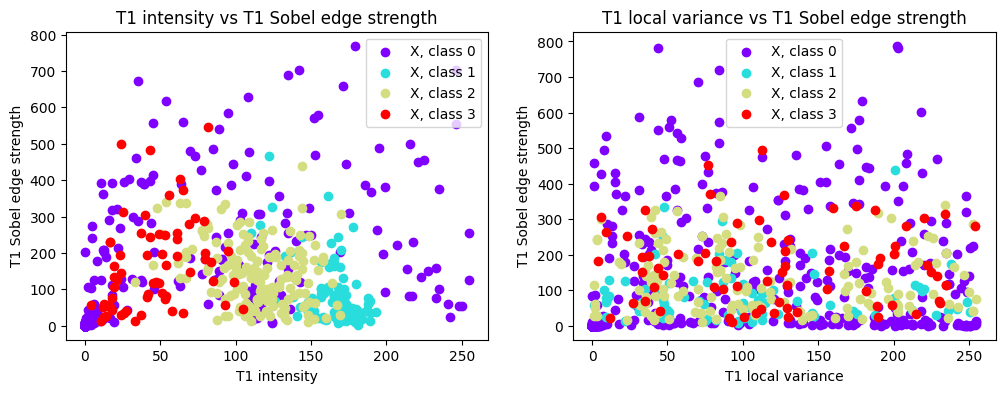
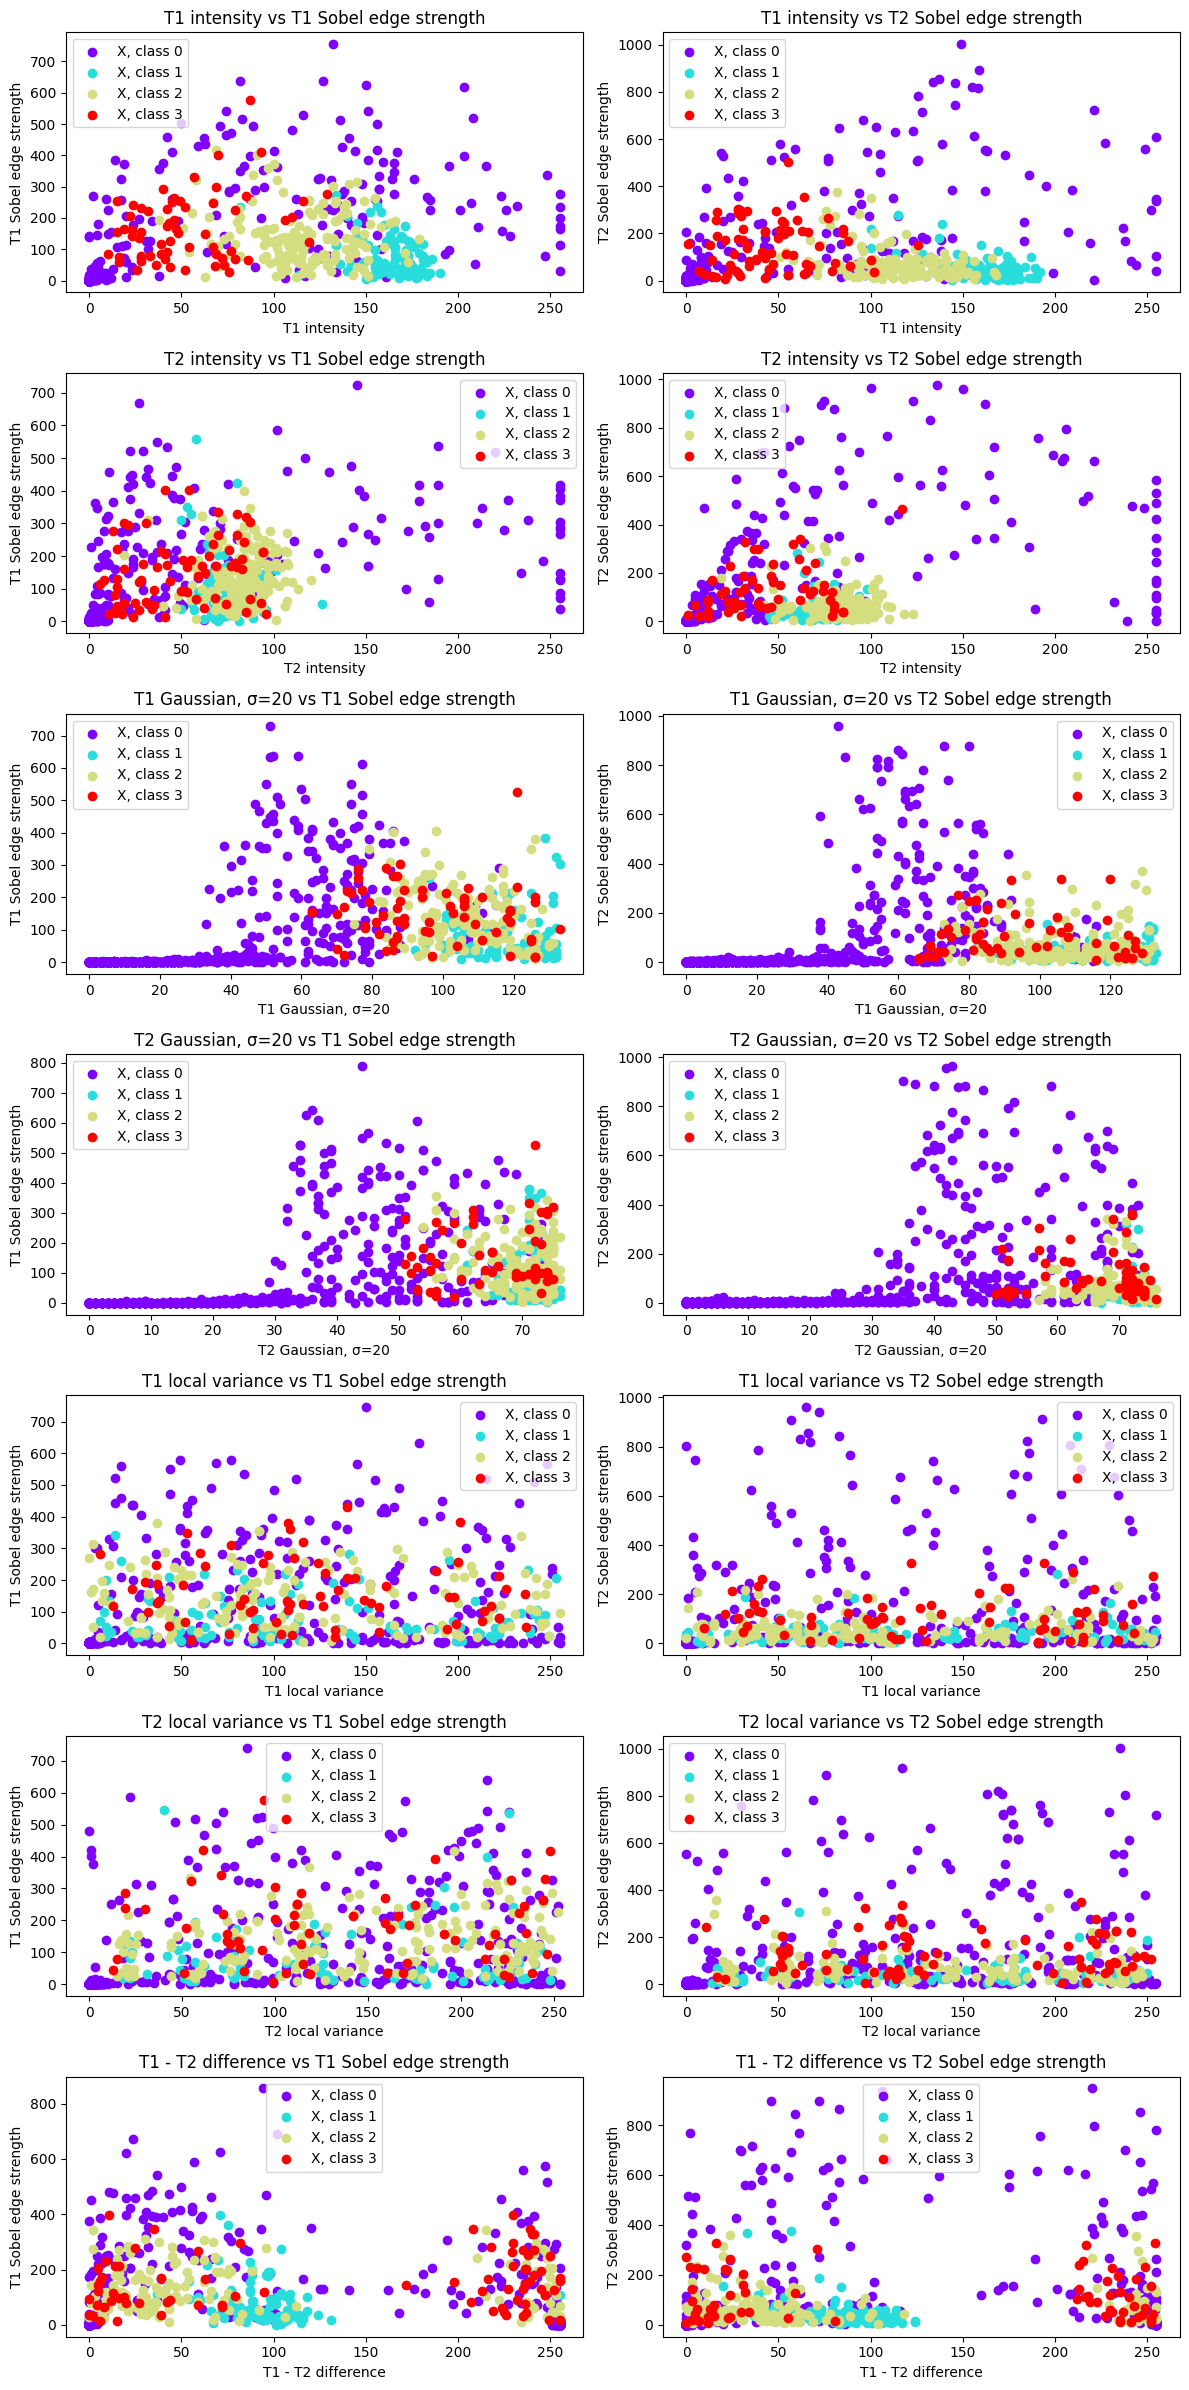
Unified diff of the notebook cell whose output changed from the first chart to the second:
--- before
+++ after
@@ -4,14 +4,4 @@
 # DEMONSTRATION SHOWING IT IS DIFFERENT FROM CURRENT FEATURES (e.g. the scatter plot above, or some kind of correlation plot)  
 # Choose good plot combination; motivate how it is different from current features
-
-# The new feature is Sobel edge detection
-# The Sobel filter detects how rapidly pixel intensity changes across neighbouring pixels. 
-# -> scans image pixels vertically to detect horizontal edges 
-# -> scans image pixels horizontally to detect vertical edges 
-# -> combines results of both directions into one magnitude 
-# High value = boundary area 
-# Low value = homogeneous area
-# But, while a Sobel filter tells you there is an edge, it does not tell you what kind of edge there is. 
-# Hence, it still needs to be combined with some kind of spatial feature, e.g. intensity 
 
 # This feature can be accessed by setting include_edge=True in create_dataset()
@@ -33,27 +23,25 @@
     print(f'{i}:{f}')
 
+# Demonstrate that the new features (T1/T2 Sobel) are different from existing features
+fig, axes = plt.subplots(7, 2, figsize=(12, 24))
 
+# Features to compare against: T1, T2, T1 gauss, T2 gauss, T1-T2 diff
+compare_features = [0, 1, 2, 3, 4, 5, 6]
 
-# Demonstrate that the new feature is different from existing features 
-fig, axes = plt.subplots(1, 2, figsize=(12, 4))
+for row, feat_idx in enumerate(compare_features):
+    # Column 0: T1 Sobel (7) vs comparison feature
+    util.scatter_data(X_train, y_train, feature0=feat_idx, feature1=7, ax=axes[row, 0])
+    axes[row, 0].set_xlabel(feature_labels[feat_idx])
+    axes[row, 0].set_ylabel(feature_labels[7])
+    axes[row, 0].set_title(f'{feature_labels[feat_idx]} vs T1 Sobel edge strength')
+    axes[row, 0].legend()
 
-# compare 0 (T1 intensity) and 7 (T1 Sobel edge strength) 
-util.scatter_data(X_train, y_train, feature0=0, feature1=7, ax=axes[0])
-axes[0].set_xlabel(feature_labels[0])
-axes[0].set_ylabel(feature_labels[7])
-axes[0].set_title('T1 intensity vs T1 Sobel edge strength')
-axes[0].legend()
+    # Column 1: T2 Sobel (8) vs comparison feature
+    util.scatter_data(X_train, y_train, feature0=feat_idx, feature1=8, ax=axes[row, 1])
+    axes[row, 1].set_xlabel(feature_labels[feat_idx])
+    axes[row, 1].set_ylabel(feature_labels[8])
+    axes[row, 1].set_title(f'{feature_labels[feat_idx]} vs T2 Sobel edge strength')
+    axes[row, 1].legend()
 
-# # compare 0 (T1 intensity) and 8 (T2 Sobel edge strength) 
-# util.scatter_data(X_train, y_train, feature0=0, feature1=8, ax=axes[1])
-# axes[1].set_xlabel(feature_labels[0])
-# axes[1].set_ylabel(feature_labels[8])
-# axes[1].set_title('T1 intensity vs T2 Sobel edge strength')
-# axes[1].legend()
-
-# compare 4 (T1 local variance) against 7 (T1 Sobel edge strength) 
-util.scatter_data(X_train, y_train, feature0=4, feature1=7, ax=axes[1])
-axes[1].set_xlabel(feature_labels[4])
-axes[1].set_ylabel(feature_labels[7])
-axes[1].set_title('T1 local variance vs T1 Sobel edge strength')
-axes[1].legend()
+plt.tight_layout()
+plt.show()

Commit: Finishes 1.5